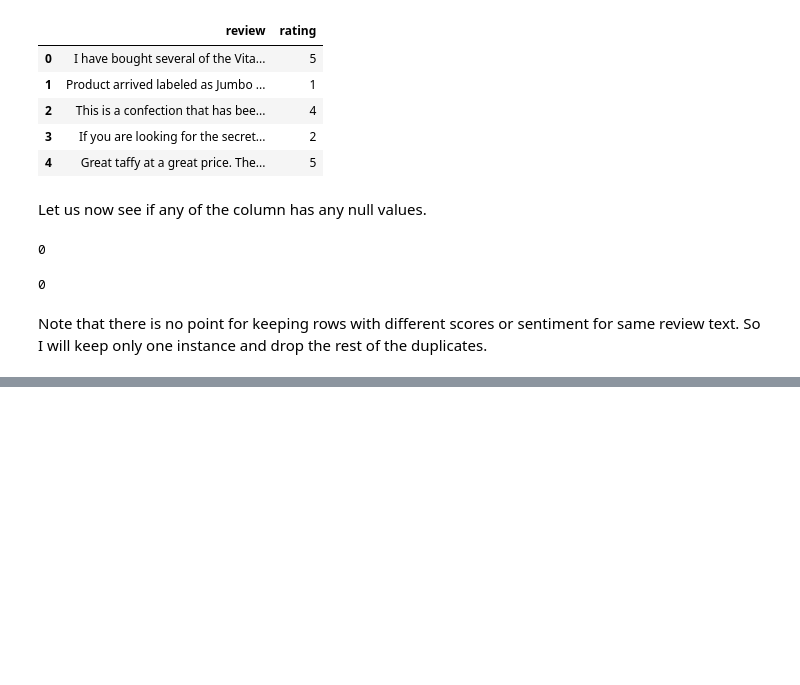
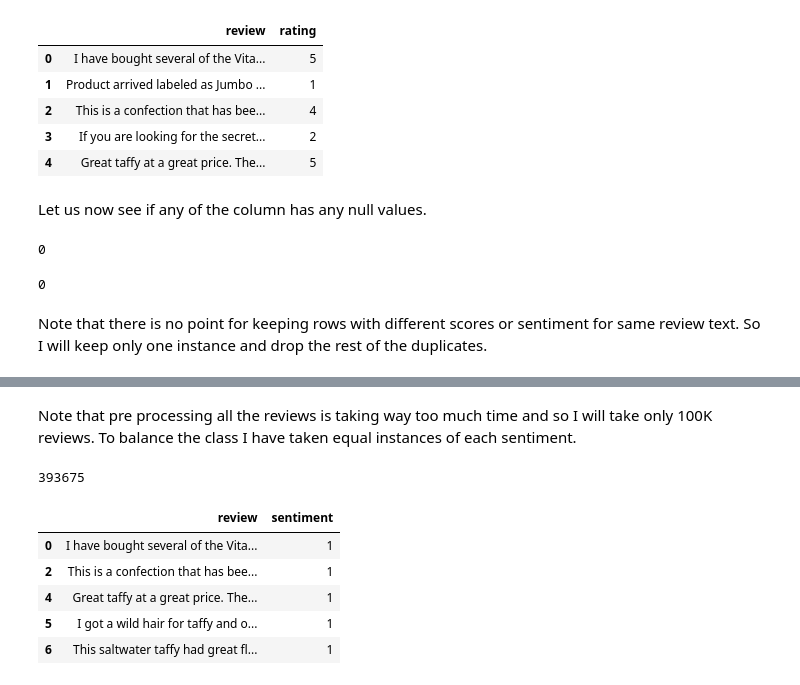
Before and after one commit to JIPiration/kaggles, a Jupyter notebook: amazon-fine-food-reviews/a-complete-text-classfication-guide-word2vec-lstm.ipynb, the cells around one changed output, grey strips where cells are left out. Cells and saved outputs as stored; diff of their text form; code cells hidden in the pictures; blank space fills up the shorter version.

```diff
--- a/amazon-fine-food-reviews/a-complete-text-classfication-guide-word2vec-lstm.ipynb
+++ b/amazon-fine-food-reviews/a-complete-text-classfication-guide-word2vec-lstm.ipynb
@@ -191,0 +292,18 @@ Note that there is no point for keeping rows with different scores or sentiment
+# %% [markdown]
+Note that pre processing all the reviews is taking way too much time and so I will take only 100K reviews. To balance the class  I have taken equal instances of each sentiment.
+# %%
+len(df)
+# %% [output]
+393675
+# %%
+pos_df = df.loc[df.sentiment==1, :][:50000]
+neg_df = df.loc[df.sentiment==0, :][:50000]
+# %%
+pos_df.head()
+# %% [output]
+|  | review | sentiment |
+| 0 | I have bought several of the Vita... | 1 |
+| 2 | This is a confection that has bee... | 1 |
+| 4 | Great taffy at a great price. The... | 1 |
+| 5 | I got a wild hair for taffy and o... | 1 |
+| 6 | This saltwater taffy had great fl... | 1 |
```
Also changed, not shown: parts of 23 cells of this notebook.
